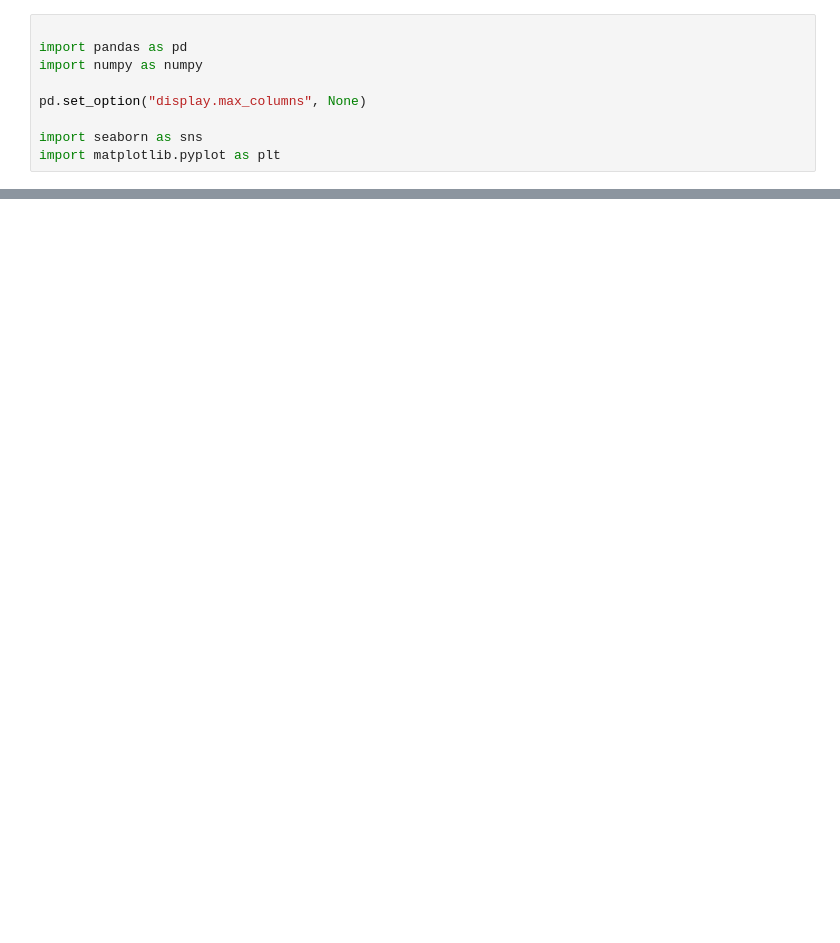
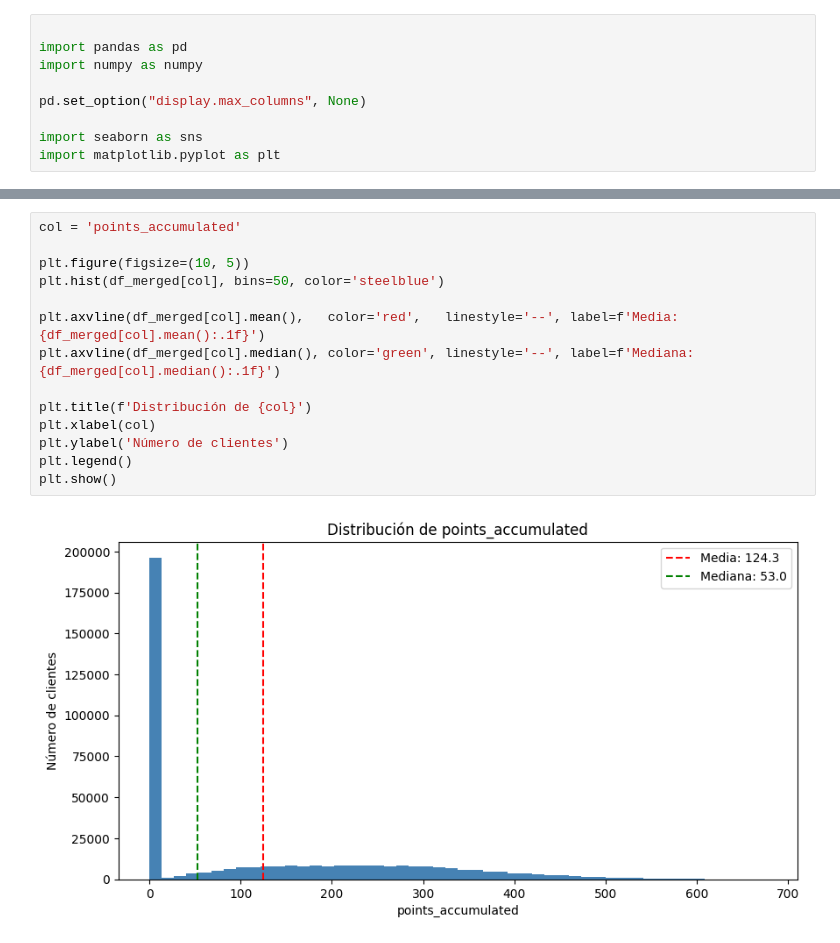
Before and after one commit to Adalab/bda-modulo-3-evaluacion-final-IciarCas, a Jupyter notebook: f2_analisis_cats_nums.ipynb, the cells around one changed output, grey strips where cells are left out. Saved outputs shown, nothing was run; the diff lists cells and outputs as text; blank space fills up the shorter version.

```diff
--- a/f2_analisis_cats_nums.ipynb
+++ b/f2_analisis_cats_nums.ipynb
@@ -53,0 +96,16 @@ for col in columnas_categoricas:
+# %%
+col = 'points_accumulated'
+
+plt.figure(figsize=(10, 5))
+plt.hist(df_merged[col], bins=50, color='steelblue')
+
+plt.axvline(df_merged[col].mean(),   color='red',   linestyle='--', label=f'Media: {df_merged[col].mean():.1f}')
+plt.axvline(df_merged[col].median(), color='green', linestyle='--', label=f'Mediana: {df_merged[col].median():.1f}')
+
+plt.title(f'Distribución de {col}')
+plt.xlabel(col)
+plt.ylabel('Número de clientes')
+plt.legend()
+plt.show()
+# %% [output]
+[figure, added]
```
Also changed, not shown: parts of 22 cells of this notebook, 8 other files.
